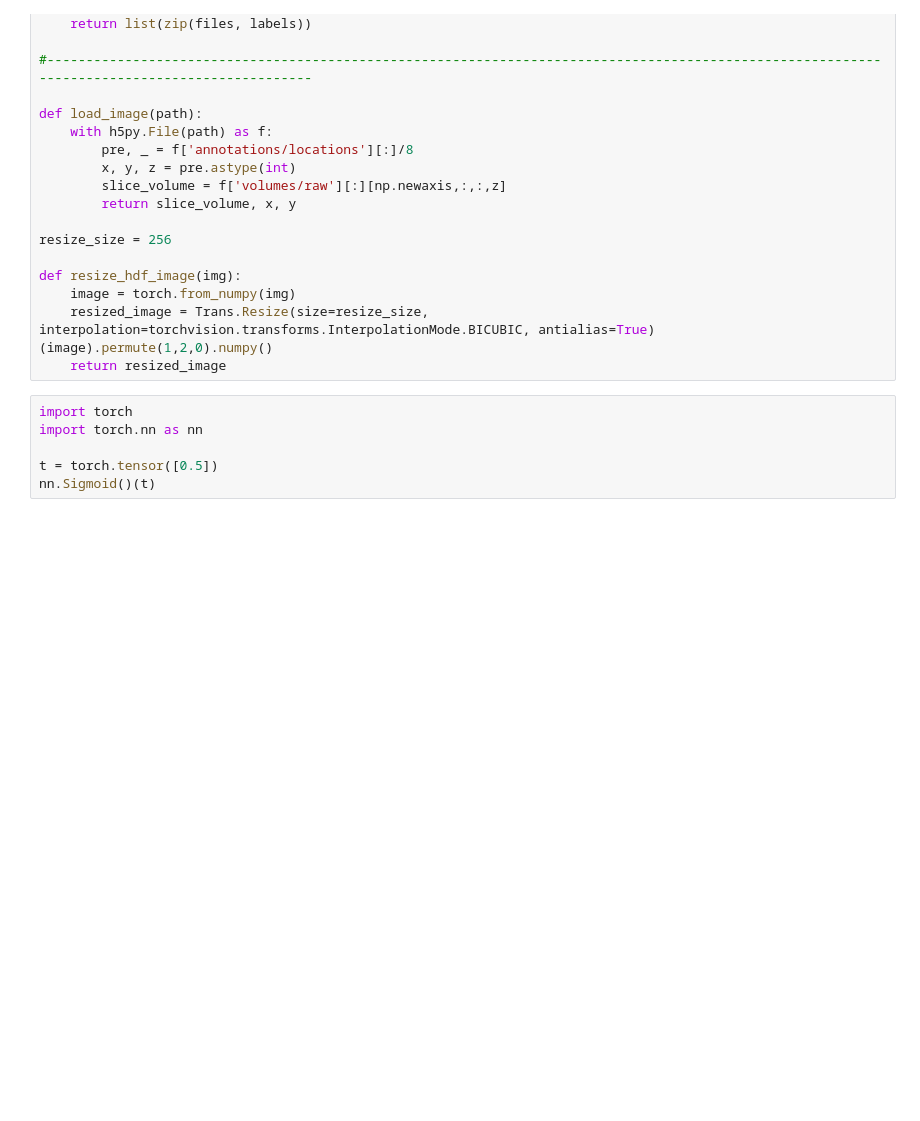
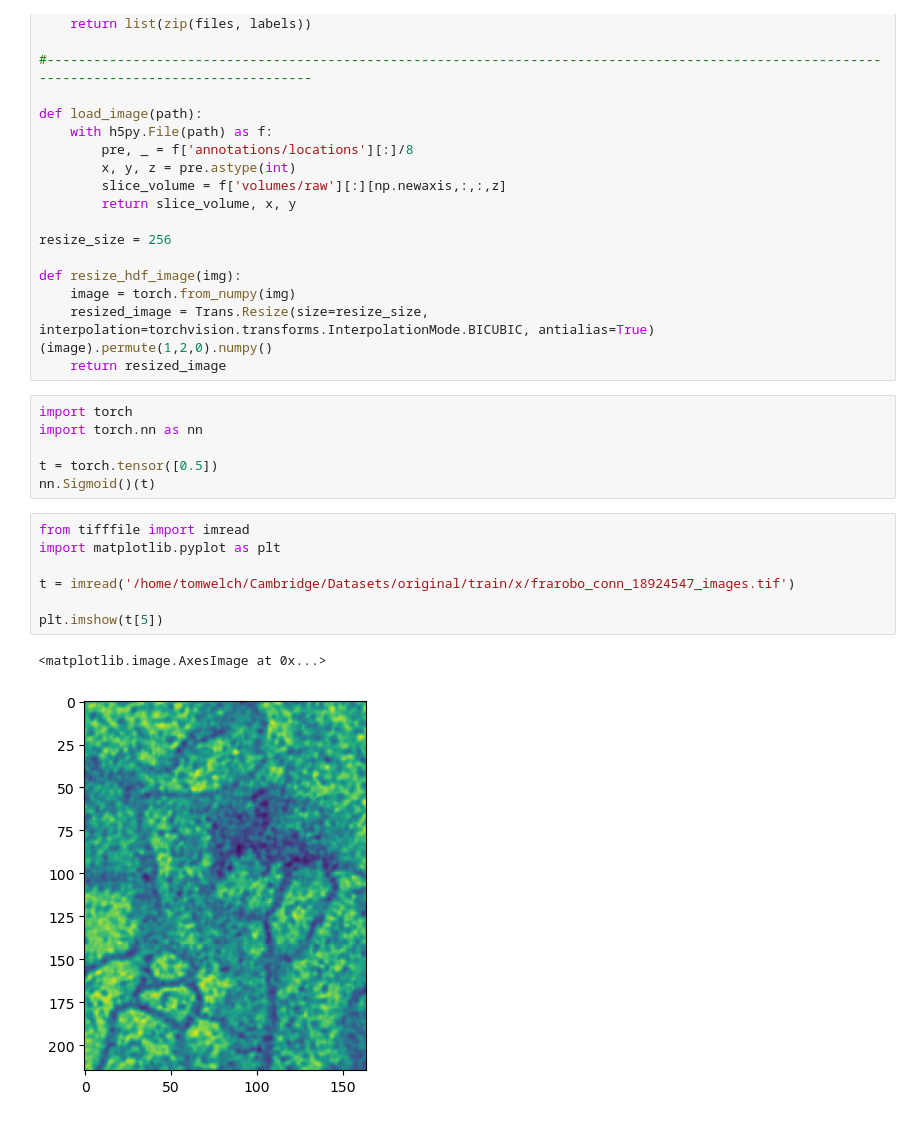
Before and after one commit to TomW000/DINOPsd, a Jupyter notebook: src/classification_pipeline.ipynb, the cells around one changed output. Drawn from its saved outputs; the diff is of its cells as text; blank space fills up the shorter version.

```diff
--- a/src/classification_pipeline.ipynb
+++ b/src/classification_pipeline.ipynb
@@ -623,3 +623,13 @@ import torch.nn as nn
 
 t = torch.tensor([0.5])
 nn.Sigmoid()(t)
+# %%
+from tifffile import imread
+import matplotlib.pyplot as plt
+
+t = imread('/home/tomwelch/Cambridge/Datasets/original/train/x/frarobo_conn_18924547_images.tif')
+
+plt.imshow(t[5])
+# %% [output]
+<matplotlib.image.AxesImage at 0x...>
+[figure, added]
```
Also changed, not shown: parts of 3 cells of this notebook, 1 other file.
